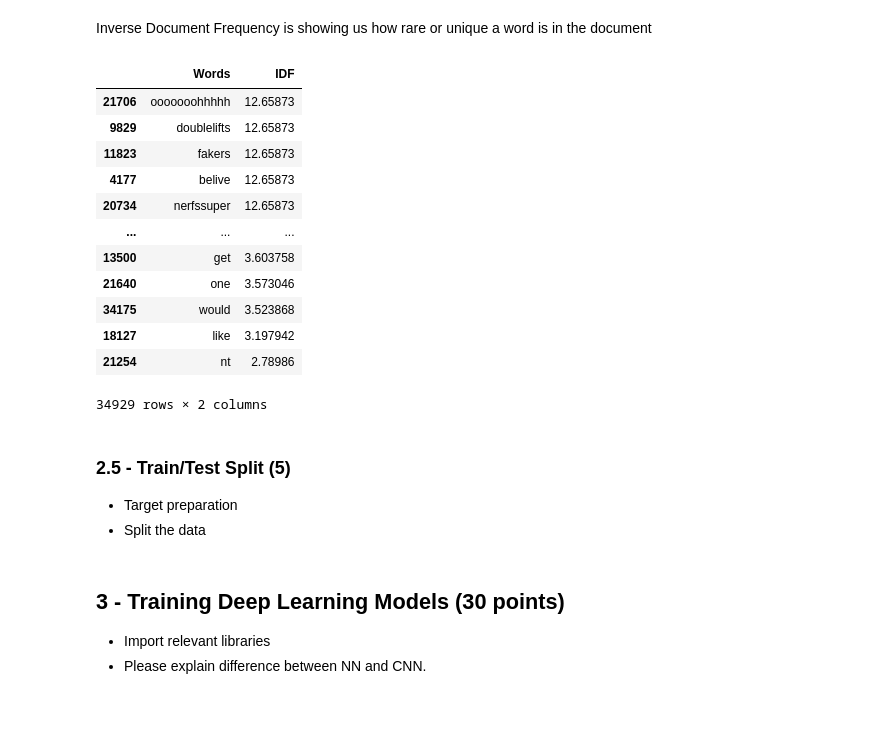
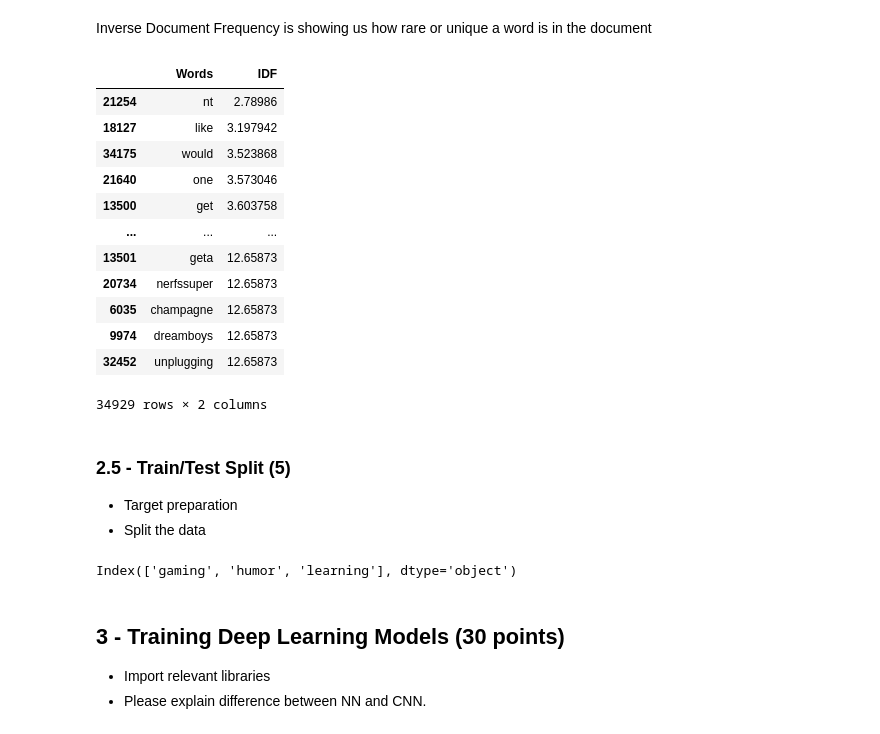
Before and after one commit to salihboraguder/MAT386E-NLP, a Jupyter notebook: HW_2_DL.ipynb, the cells around one changed output. Cells and saved outputs as stored; diff of their text form; code cells hidden in the pictures.

```diff
--- a/HW_2_DL.ipynb
+++ b/HW_2_DL.ipynb
@@ -396,20 +394,20 @@ feat_names = tfidf.get_feature_names_out()
 idf_df = pd.DataFrame([feat_names,tfidf.idf_]).T
 idf_df.columns = ["Words","IDF"]
 # %%
-idf_df.sort_values("IDF",ascending=False)
+idf_df.sort_values("IDF",ascending=True)
 # %% [output]
 |  | Words | IDF |
-| 21706 | ooooooohhhhh | 12.65873 |
-| 9829 | doublelifts | 12.65873 |
-| 11823 | fakers | 12.65873 |
-| 4177 | belive | 12.65873 |
+| 21254 | nt | 2.78986 |
+| 18127 | like | 3.197942 |
+| 34175 | would | 3.523868 |
+| 21640 | one | 3.573046 |
+| 13500 | get | 3.603758 |
+| ... | ... | ... |
+| 13501 | geta | 12.65873 |
 | 20734 | nerfssuper | 12.65873 |
-| ... | ... | ... |
-| 13500 | get | 3.603758 |
-| 21640 | one | 3.573046 |
-| 34175 | would | 3.523868 |
-| 18127 | like | 3.197942 |
-| 21254 | nt | 2.78986 |
+| 6035 | champagne | 12.65873 |
+| 9974 | dreamboys | 12.65873 |
+| 32452 | unplugging | 12.65873 |
 34929 rows × 2 columns
 # %% [markdown]
 <a name="2-5"></a>
@@ -420,3 +428,14 @@ idf_df.sort_values("IDF",ascending=False)
+# %%
+y_train = pd.get_dummies(y_train, dtype=int)
+y_test = pd.get_dummies(y_test, dtype=int)
+test_labels = y_test.columns
+
+print(test_labels)
+
+y_train = y_train.to_numpy()
+y_test = y_test.to_numpy()
+# %% [output]
+Index(['gaming', 'humor', 'learning'], dtype='object')
 # %% [markdown]
 <a name="3"></a>
 ## 3 - Training Deep Learning Models (30 points)
```
Also changed, not shown: parts of 17 cells of this notebook.
